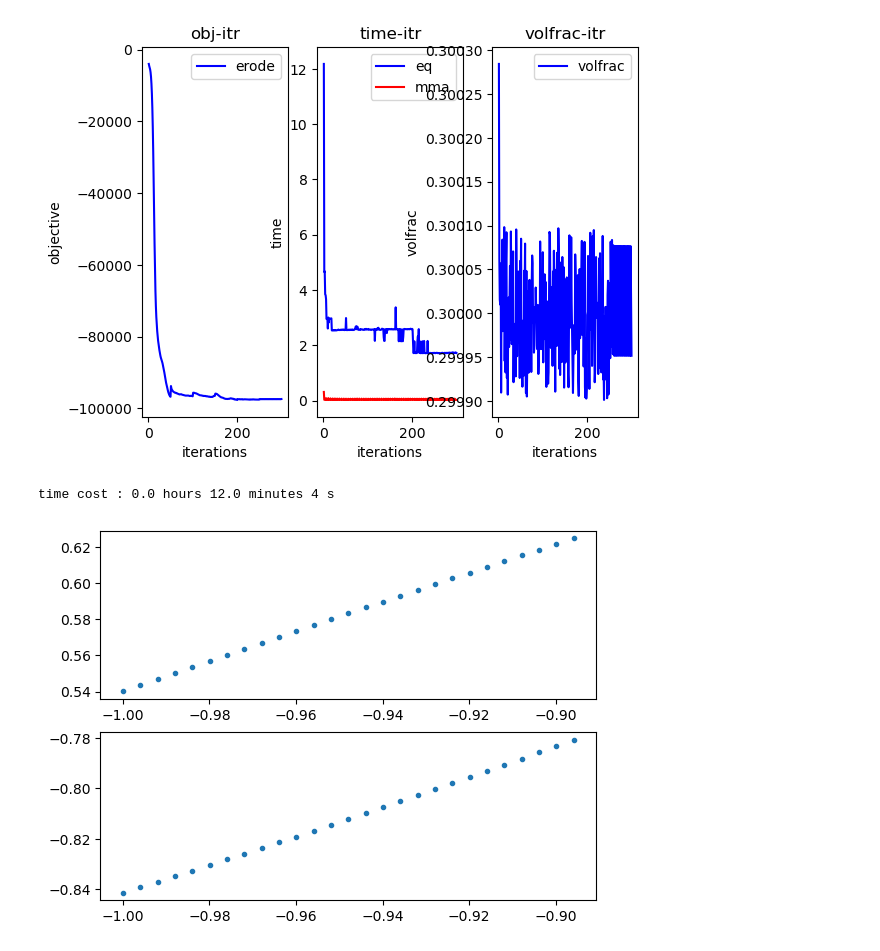
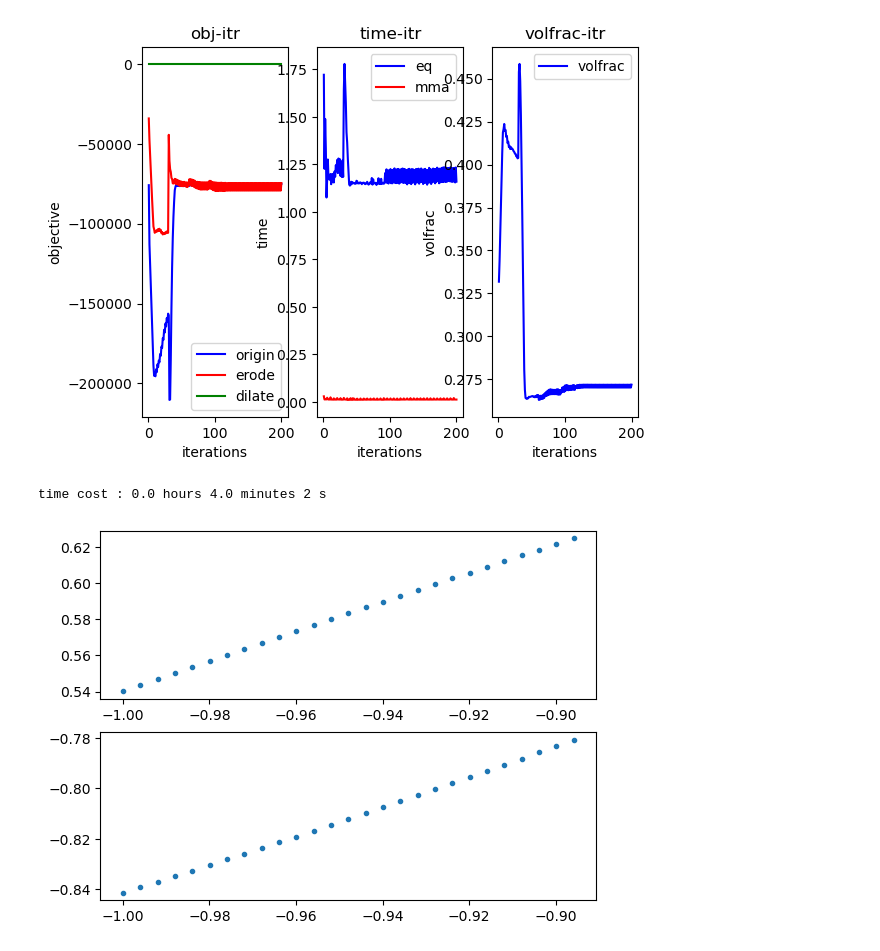
Before and after one commit to Schnabel-8/homo3d, a Jupyter notebook: scripts/data_process.ipynb, the cells around one changed output. Saved outputs shown, nothing was run; the diff lists cells and outputs as text; code cells hidden in the pictures.

```diff
--- a/scripts/data_process.ipynb
+++ b/scripts/data_process.ipynb
@@ -105,9 +105,9 @@ while iter<max_iters and iter<=num_iter+5:
     plt.xlabel("iterations")
     plt.ylabel("objective")
     plt.title("obj-itr")
-    plot(iters,origin,color="blue",label="erode")
-    #plot(iters,erode,color="red",label="erode")
-    #plot(iters,constrain2,color="green",label="constrain2")
+    plot(iters,origin,color="blue",label="origin")
+    plot(iters,erode,color="red",label="erode")
+    plot(iters,dilate,color="green",label="dilate")
     plt.legend()
     ## plot time-itr
     plt.subplot(132)
@@ -116,35 +116,35 @@ while iter<max_iters and iter<=num_iter+5:
     plt.title("time-itr")
     plot(iters,time_eq,color="blue",label="eq")
     plot(iters,time_mma,color="red",label="mma")
     plt.legend()
     ## plot volfrac
     plt.subplot(133)
     plt.xlabel("iterations")
     plt.ylabel("volfrac")
     plt.title("volfrac-itr")
     plot(iters,volfrac,color="blue",label="volfrac")
     plt.legend()
 
     plt.show()
 
     time_cost=sum(time_eq)+sum(time_mma)
     time_hour=time_cost//3600
     time_minute=(time_cost%3600)//60
     time_second=int(time_cost-time_hour*3600-time_minute*60)
 
     print(f"time cost : {time_hour} hours {time_minute} minutes {time_second} s")
 
     ## block
     #ime.sleep(time_eq[iter-1]+time_mma[iter-1])
     time.sleep(time_eq[-1]+time_mma[-1])
 
 
 
     ## iter++
     iter+=1
 # %% [output]
-[figure, old version]
+[figure, new version]
-time cost : 0.0 hours 12.0 minutes 4 s
+time cost : 0.0 hours 4.0 minutes 2 s
 # %%
 import math
 import random
```
Also changed, not shown: parts of 1 cell of this notebook, 8 other files.
